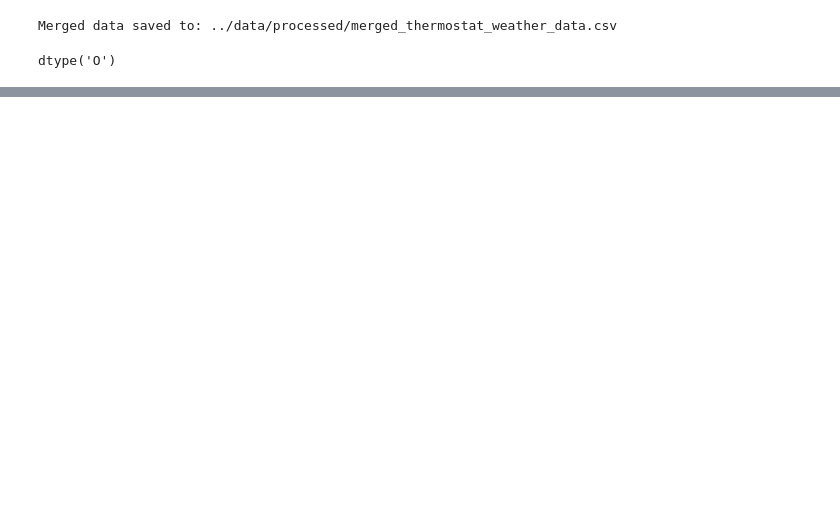
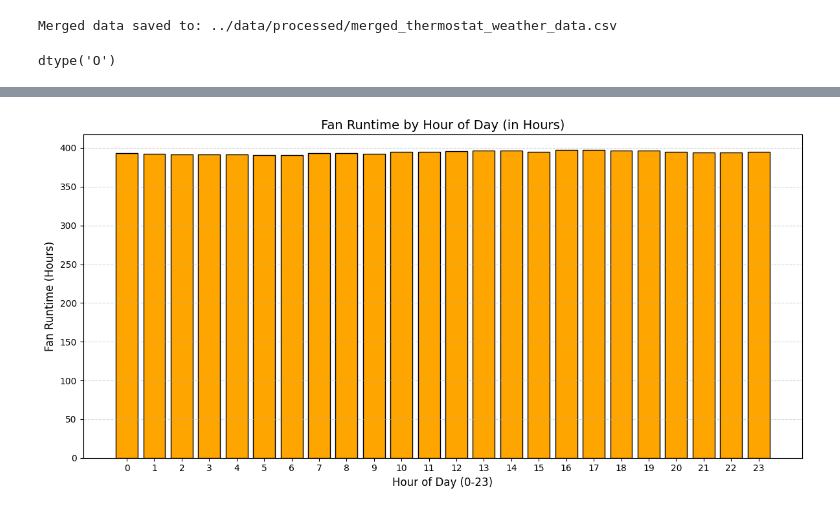
Before and after one commit to sarayum/thermostat_energy_analysis, a Jupyter notebook: notebooks/analysis.ipynb, the cells around one changed output, grey strips where cells are left out. Saved outputs shown, nothing was run; the diff lists cells and outputs as text; code cells hidden in the pictures; blank space fills up the shorter version.

```diff
--- a/notebooks/analysis.ipynb
+++ b/notebooks/analysis.ipynb
@@ -98,0 +228,32 @@ dtype('<M8[ns]')
+# %%
+# 1B. Fan Runtime by Hour of Day (Bar Chart)
+
+# Group the data by hour of the day and sum the fan runtime in seconds
+hourly_runtime = merged_df.groupby('hour')['fan_sec'].sum().reset_index()
+
+# Convert fan runtime from seconds to hours and round to 2 decimal places
+hourly_runtime['fan_runtime_hours'] = (hourly_runtime['fan_sec'] / 3600).round(2)
+
+# Create a bar chart to visualize fan usage by hour
+plt.figure(figsize=(12, 6))  # Set the figure size
+
+# Plot a bar chart with hour on X-axis and runtime in hours on Y-axis
+plt.bar(hourly_runtime['hour'], hourly_runtime['fan_runtime_hours'],
+        color='orange', edgecolor='black')  # Set color and edge style
+
+# Set the title and axis labels
+plt.title('Fan Runtime by Hour of Day (in Hours)', fontsize=14)
+plt.xlabel('Hour of Day (0-23)', fontsize=12)
+plt.ylabel('Fan Runtime (Hours)', fontsize=12)
+plt.xticks(range(0, 24))  # Show each hour clearly
+
+# Show a grid for better readability
+plt.grid(axis='y', linestyle='--', alpha=0.5)
+
+# Make layout tight so labels and titles fit well
+plt.tight_layout()
+
+# Display the plot
+plt.show()
+# %% [output]
+[figure, added]
```
Also changed, not shown: parts of 18 cells of this notebook.
